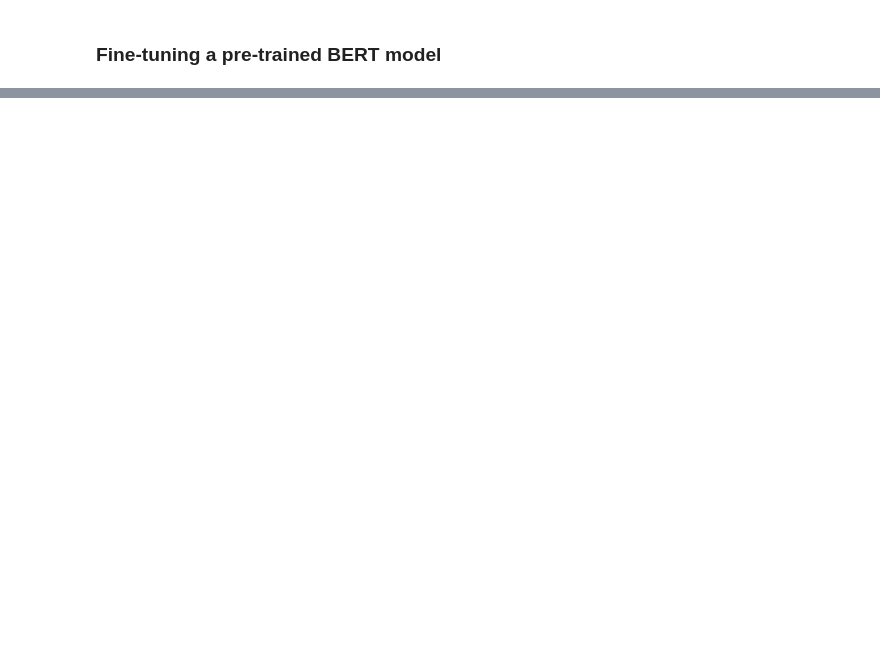
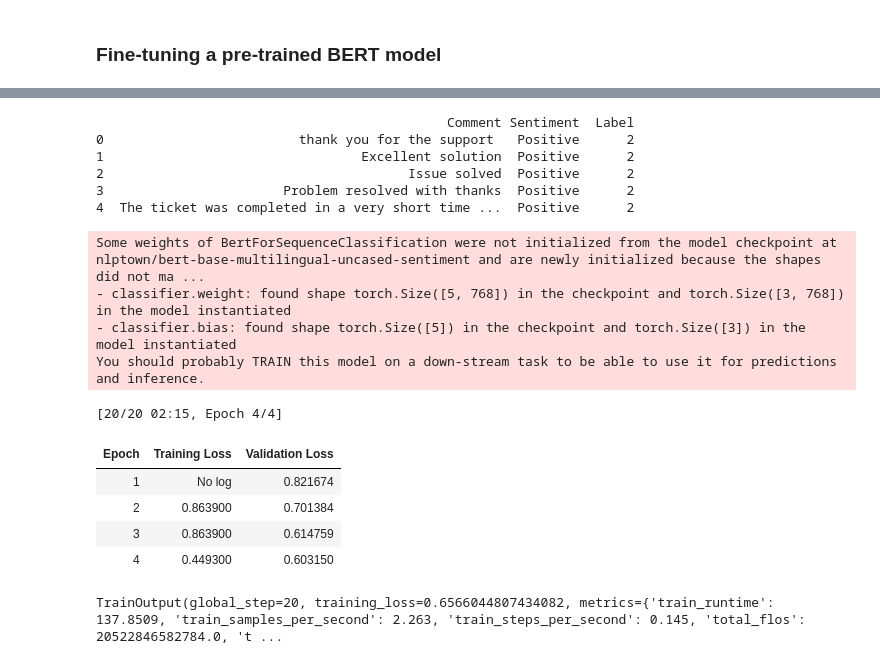
Before and after one commit to AzlinRusnan/Optimizing_CSAT_Through_Sentiment-Analysis_and_Predictive-Modeling, a Jupyter notebook: Optimizing_CSAT_Through_BERT_Sentiment_Analysis.ipynb, the cells around one changed output, grey strips where cells are left out. Cells and saved outputs as stored; diff of their text form; code cells hidden in the pictures; blank space fills up the shorter version.

```diff
--- a/Optimizing_CSAT_Through_BERT_Sentiment_Analysis.ipynb
+++ b/Optimizing_CSAT_Through_BERT_Sentiment_Analysis.ipynb
@@ -338,34 +327,105 @@ train_texts, val_texts, train_labels, val_labels = train_test_split(
 # %%
-# Create a Custom Dataset
+# Load data
+import pandas as pd
+import warnings
+warnings.filterwarnings("ignore")
+from transformers import BertConfig, BertForSequenceClassification
 
-from transformers import BertTokenizer
+file_path = '/content/gdrive/MyDrive/Capstone Project/fine-tuned.xlsx'
+data = pd.read_excel(file_path)
+
+# Map sentiment labels to integers
+label_mapping = {'Negative': 0, 'Neutral': 1, 'Positive': 2}
+data['Label'] = data['Sentiment'].map(label_mapping)
+
+# Drop rows with missing or duplicate comments
+data = data.dropna(subset=['Comment', 'Label']).drop_duplicates(subset=['Comment'])
+
+# Check data
+print(data.head())
+
+# Split data
+train_texts, val_texts, train_labels, val_labels = train_test_split(
+    data['Comment'].tolist(),
+    data['Label'].tolist(),
+    test_size=0.2,
+    random_state=42
+)
 
 # Load tokenizer
 tokenizer = BertTokenizer.from_pretrained("nlptown/bert-base-multilingual-uncased-sentiment")
 
 # Define dataset class
 class SentimentDataset(torch.utils.data.Dataset):
     def __init__(self, texts, labels):
         self.texts = texts
         self.labels = labels
 
     def __len__(self):
         return len(self.texts)
 
     def __getitem__(self, idx):
         encoding = tokenizer(
             self.texts[idx],
             padding='max_length',
             truncation=True,
             max_length=128,
             return_tensors='pt'
         )
         return {
             'input_ids': encoding['input_ids'].squeeze(0),
             'attention_mask': encoding['attention_mask'].squeeze(0),
             'labels': torch.tensor(self.labels[idx], dtype=torch.long)
         }
 
 # Create datasets
 train_dataset = SentimentDataset(train_texts, train_labels)
 val_dataset = SentimentDataset(val_texts, val_labels)
+
+model = BertForSequenceClassification.from_pretrained(
+    "nlptown/bert-base-multilingual-uncased-sentiment",
+    num_labels=3,
+    ignore_mismatched_sizes=True
+)
+
+# Define training arguments
+training_args = TrainingArguments(
+    output_dir='./results',
+    num_train_epochs=4,
+    per_device_train_batch_size=16,
+    evaluation_strategy="epoch",
+    save_strategy="epoch",
+    logging_dir='./logs',
+    logging_steps=10,
+    report_to="none",  # Disables W&B
+    load_best_model_at_end=True
+)
+
+# Define trainer
+trainer = Trainer(
+    model=model,
+    args=training_args,
+    train_dataset=train_dataset,
+    eval_dataset=val_dataset
+)
+
+# Train the model
+trainer.train()
+# %% [output]
+                                             Comment Sentiment  Label
+0                         thank you for the support   Positive      2
+1                                 Excellent solution  Positive      2
+2                                       Issue solved  Positive      2
+3                       Problem resolved with thanks  Positive      2
+4  The ticket was completed in a very short time ...  Positive      2
+Some weights of BertForSequenceClassification were not initialized from the model checkpoint at nlptown/bert-base-multilingual-uncased-sentiment and are newly initialized because the shapes did not ma ...
+- classifier.weight: found shape torch.Size([5, 768]) in the checkpoint and torch.Size([3, 768]) in the model instantiated
+- classifier.bias: found shape torch.Size([5]) in the checkpoint and torch.Size([3]) in the model instantiated
+You should probably TRAIN this model on a down-stream task to be able to use it for predictions and inference.
+[20/20 02:15, Epoch 4/4]
+| Epoch | Training Loss | Validation Loss |
+| 1 | No log | 0.821674 |
+| 2 | 0.863900 | 0.701384 |
+| 3 | 0.863900 | 0.614759 |
+| 4 | 0.449300 | 0.603150 |
+TrainOutput(global_step=20, training_loss=0.6566044807434082, metrics={'train_runtime': 137.8509, 'train_samples_per_second': 2.263, 'train_steps_per_second': 0.145, 'total_flos': 20522846582784.0, 't ...
```
Also changed, not shown: parts of 17 cells of this notebook.
